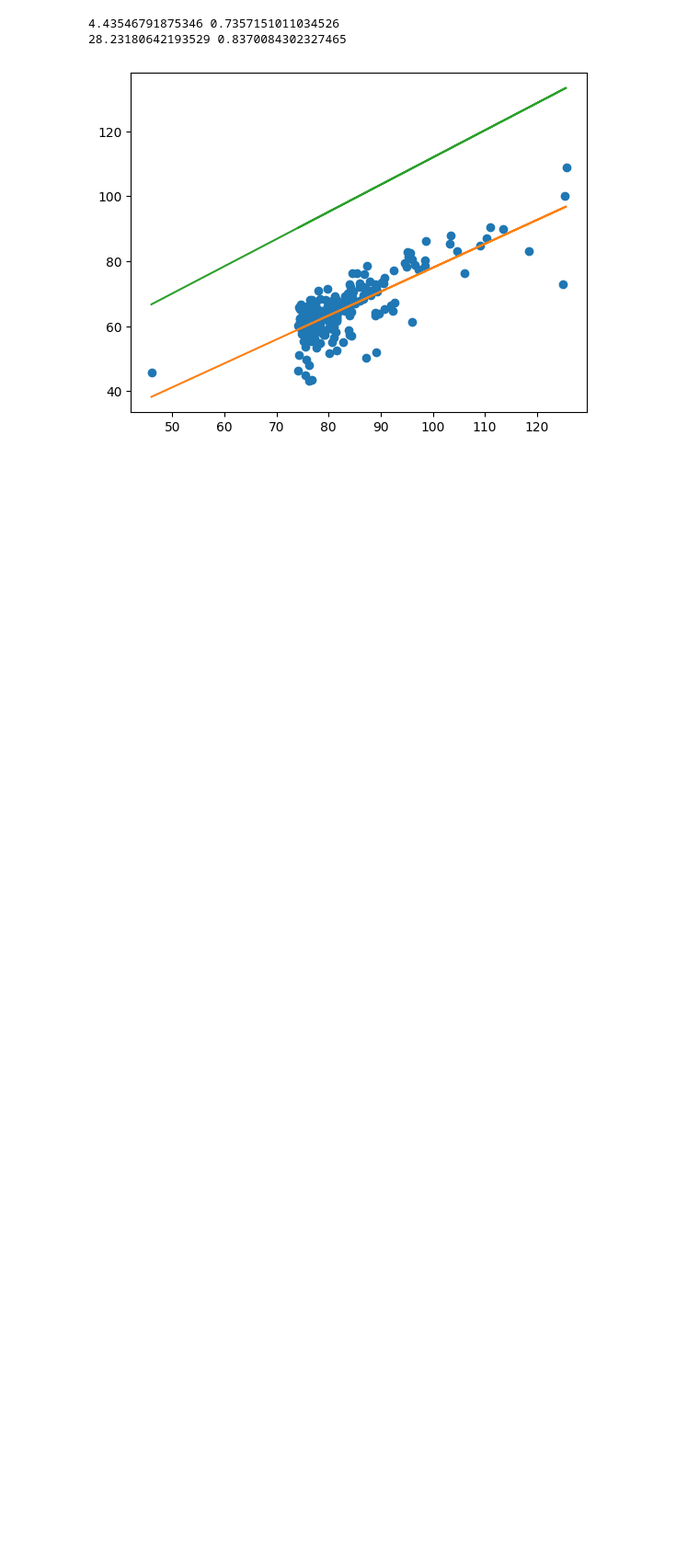
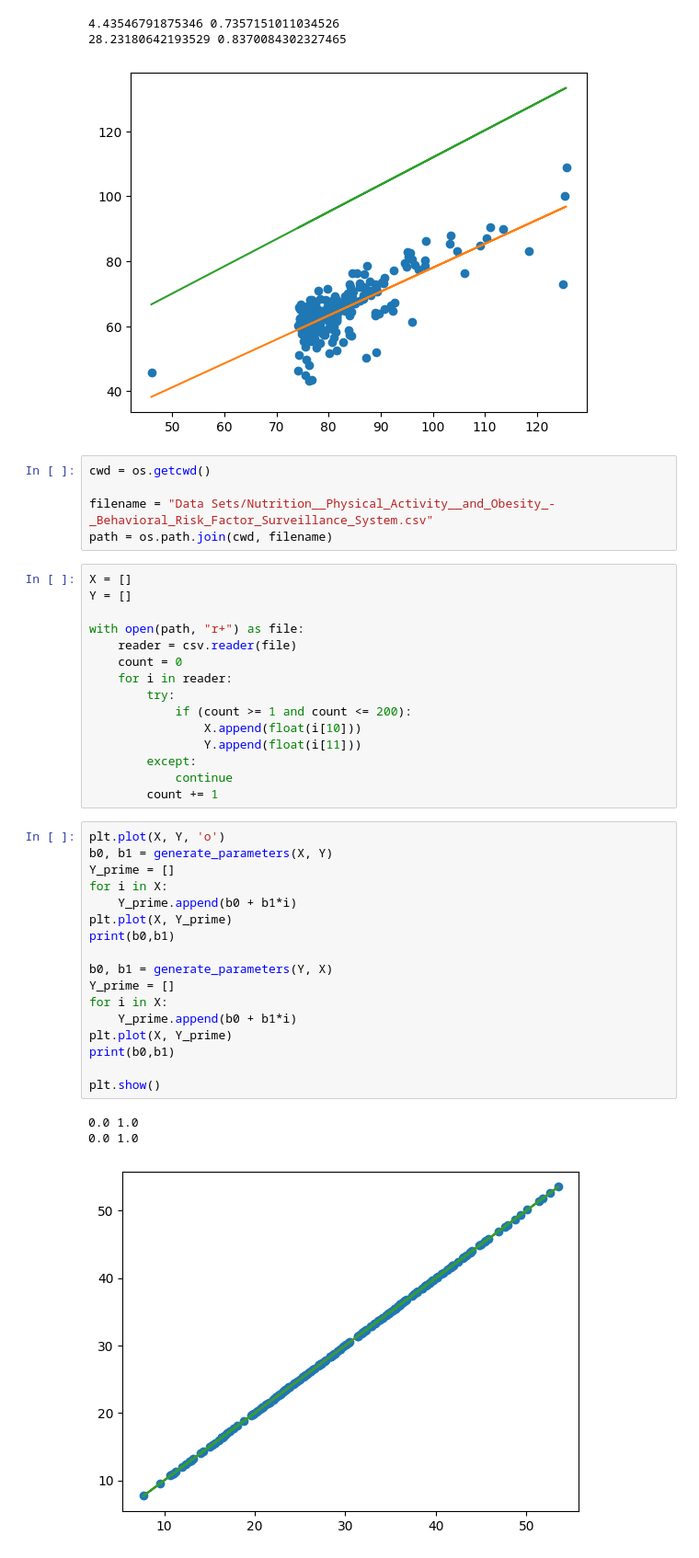
Before and after one commit to Zehaan22/SWAP-Regression, a Jupyter notebook: Codes/Tests.ipynb, the cells around one changed output. Shown at 92% size. Saved outputs shown, nothing was run; the diff lists cells and outputs as text; blank space fills up the shorter version.

```diff
--- a/Codes/Tests.ipynb
+++ b/Codes/Tests.ipynb
@@ -51,3 +68,44 @@ plt.show()
 4.43546791875346 0.7357151011034526
 28.23180642193529 0.8370084302327465
 [figure]
+# %%
+cwd = os.getcwd()
+
+filename = "Data Sets/Nutrition__Physical_Activity__and_Obesity_-_Behavioral_Risk_Factor_Surveillance_System.csv"
+path = os.path.join(cwd, filename)
+# %%
+X = []
+Y = []
+
+with open(path, "r+") as file:
+    reader = csv.reader(file)
+    count = 0
+    for i in reader:
+        try:
+            if (count >= 1 and count <= 200):
+                X.append(float(i[10]))
+                Y.append(float(i[11]))
+        except:
+            continue
+        count += 1
+# %%
+plt.plot(X, Y, 'o')
+b0, b1 = generate_parameters(X, Y)
+Y_prime = []
+for i in X:
+    Y_prime.append(b0 + b1*i)
+plt.plot(X, Y_prime)
+print(b0,b1)
+
+b0, b1 = generate_parameters(Y, X)
+Y_prime = []
+for i in X:
+    Y_prime.append(b0 + b1*i)
+plt.plot(X, Y_prime)
+print(b0,b1)
+
+plt.show()
+# %% [output]
+0.0 1.0
+0.0 1.0
+[figure, added]
```
Also changed, not shown: parts of 11 cells of this notebook, 11 other files.
